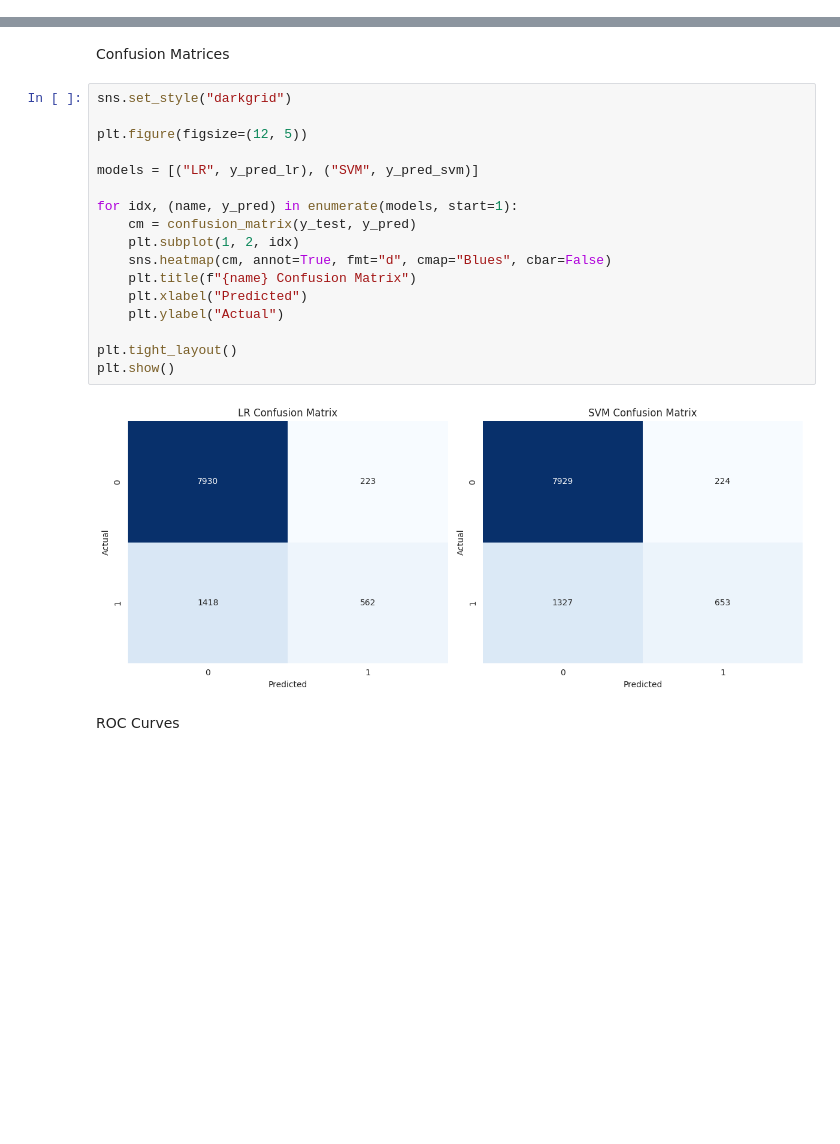
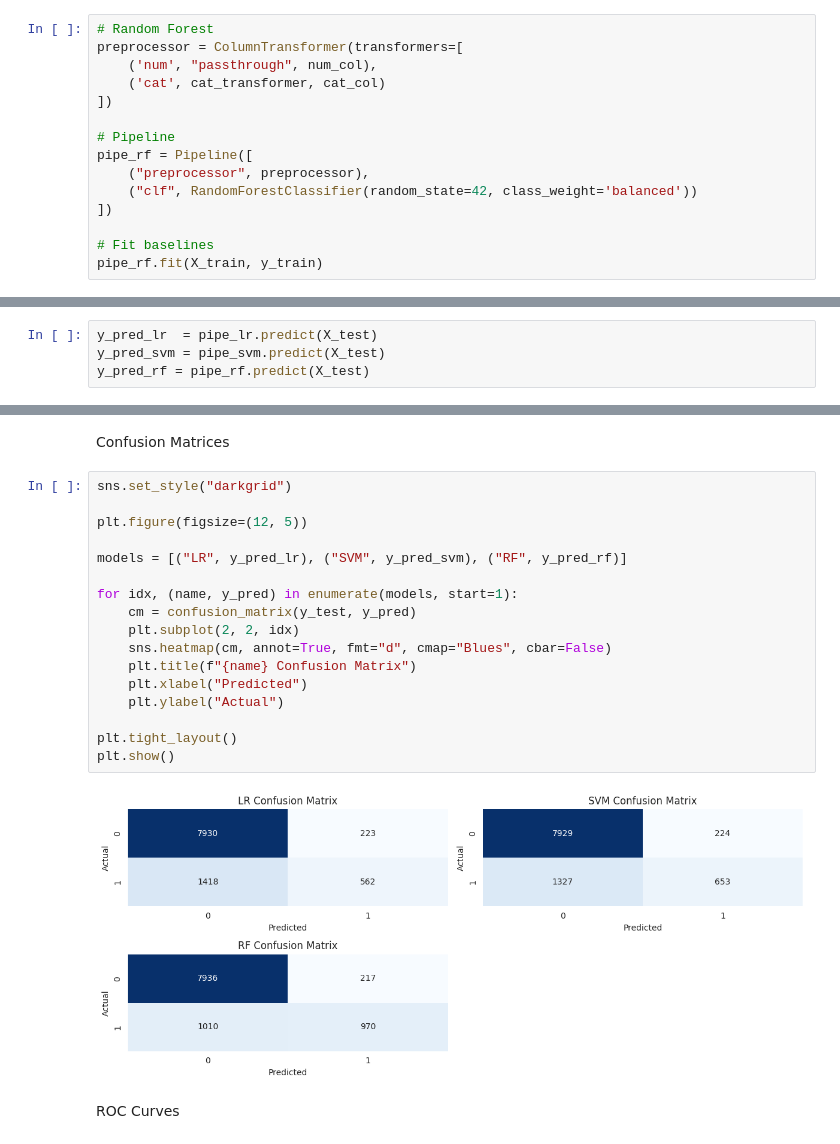
Before and after one commit to pragashraj/ITNPBD6-Customer-Targeting, a Jupyter notebook: ITNPBD6_Customer_Targeting.ipynb, the cells around one changed output, grey strips where cells are left out. Saved outputs shown, nothing was run; the diff lists cells and outputs as text; blank space fills up the shorter version.

```diff
--- a/ITNPBD6_Customer_Targeting.ipynb
+++ b/ITNPBD6_Customer_Targeting.ipynb
@@ -436,0 +438,15 @@ weighted avg       0.83      0.85      0.82     10133
+# %%
+# Random Forest
+preprocessor = ColumnTransformer(transformers=[
+    ('num', "passthrough", num_col),
+    ('cat', cat_transformer, cat_col)
+])
+
+# Pipeline
+pipe_rf = Pipeline([
+    ("preprocessor", preprocessor),
+    ("clf", RandomForestClassifier(random_state=42, class_weight='balanced'))
+])
+
+# Fit baselines
+pipe_rf.fit(X_train, y_train)
@@ -436,0 +471,4 @@ weighted avg       0.83      0.85      0.82     10133
+# %%
+y_pred_lr  = pipe_lr.predict(X_test)
+y_pred_svm = pipe_svm.predict(X_test)
+y_pred_rf = pipe_rf.predict(X_test)
@@ -439,22 +531,22 @@ Confusion Matrices
 # %%
 sns.set_style("darkgrid")
 
 plt.figure(figsize=(12, 5))
 
-models = [("LR", y_pred_lr), ("SVM", y_pred_svm)]
+models = [("LR", y_pred_lr), ("SVM", y_pred_svm), ("RF", y_pred_rf)]
 
 for idx, (name, y_pred) in enumerate(models, start=1):
     cm = confusion_matrix(y_test, y_pred)
-    plt.subplot(1, 2, idx)
+    plt.subplot(2, 2, idx)
     sns.heatmap(cm, annot=True, fmt="d", cmap="Blues", cbar=False)
     plt.title(f"{name} Confusion Matrix")
     plt.xlabel("Predicted")
     plt.ylabel("Actual")
 
 plt.tight_layout()
 plt.show()
 # %% [output]
-[figure, old version]
+[figure, new version]
 # %% [markdown]
 ROC Curves
 # %%
```
Also changed, not shown: parts of 18 cells of this notebook.
